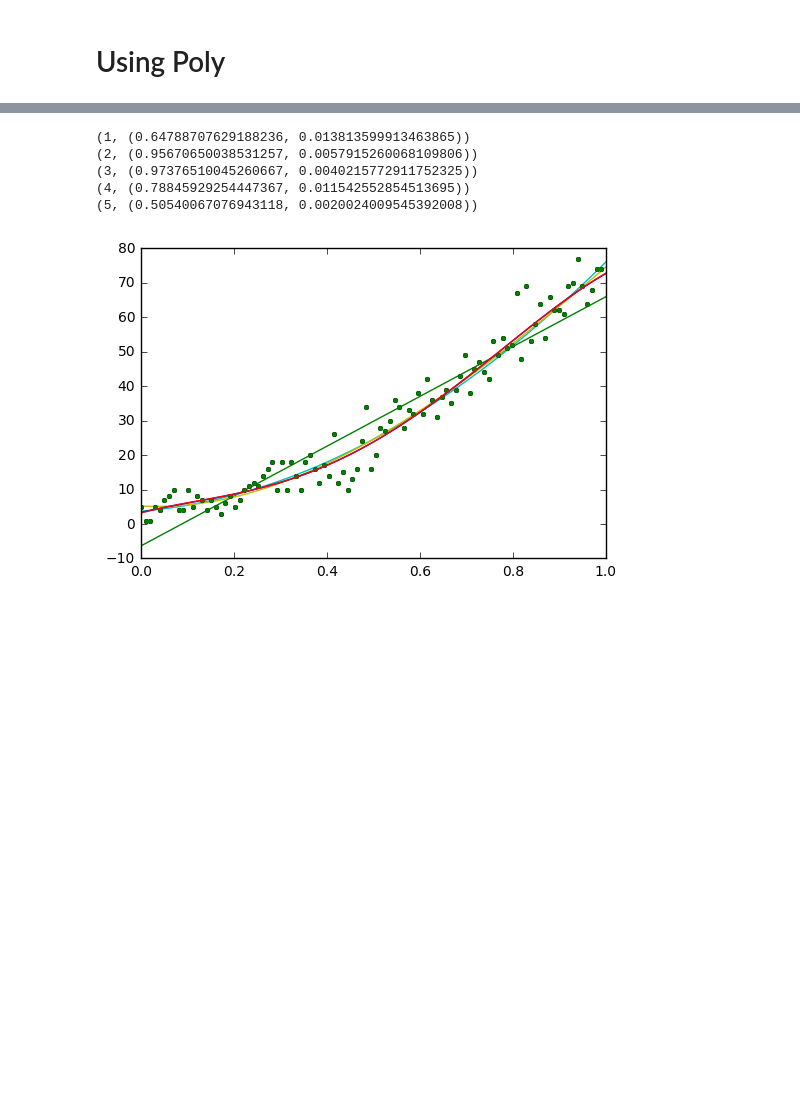
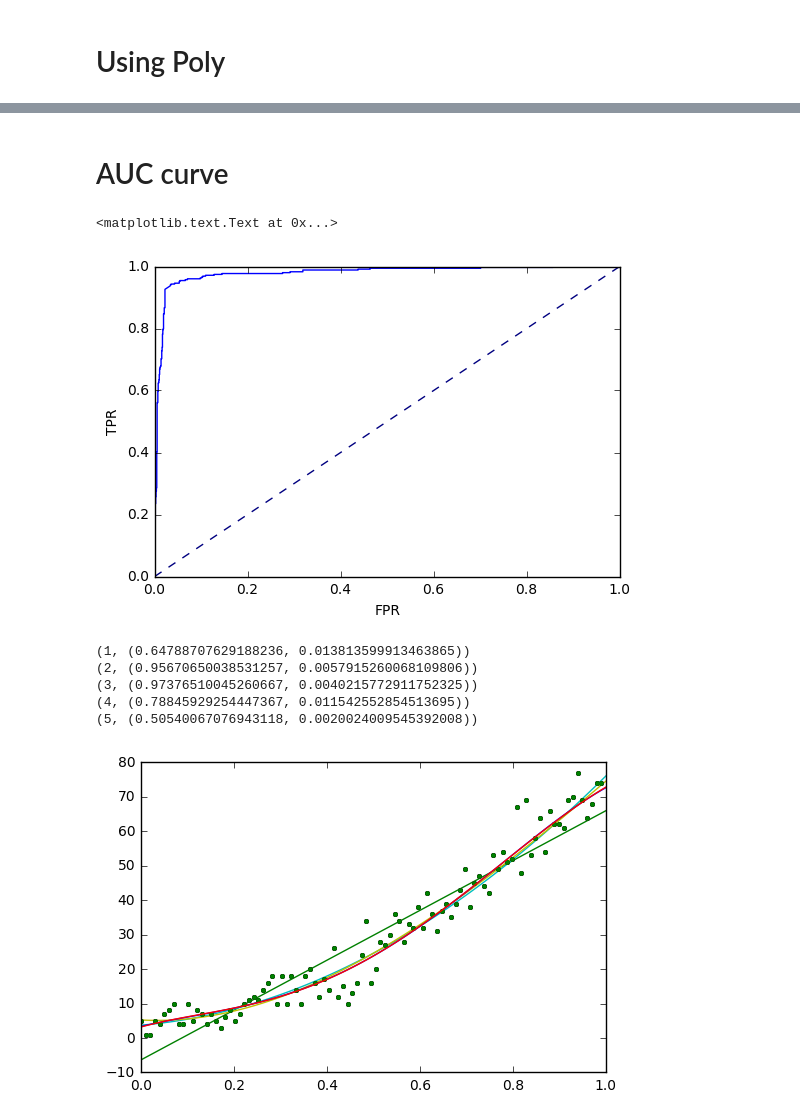
Before and after one commit to etoestja/inf, a Jupyter notebook: mipt/s7/metrics/main.ipynb, the cells around one changed output, grey strips where cells are left out. Saved outputs shown, nothing was run; the diff lists cells and outputs as text; code cells hidden in the pictures; blank space fills up the shorter version.

```diff
--- a/mipt/s7/metrics/main.ipynb
+++ b/mipt/s7/metrics/main.ipynb
@@ -305,3 +316,13 @@ def get_auc_deg(x, y, deg):
+# %% [markdown]
+# AUC curve
+# %%
+plt.plot(res[2],res[3],label='AUC')
+plt.plot([0, 1], [0, 1], color='navy', lw=1, linestyle='--')
+plt.xlabel('FPR')
+plt.ylabel('TPR')
+# %% [output]
+<matplotlib.text.Text at 0x...>
+[figure, added]
 # %%
 for deg in [1,2,3,4,5]:
     print (deg, get_auc_deg(x[:, 2:101], y, deg))
```
Also changed, not shown: parts of 9 cells of this notebook, 8 other files.
